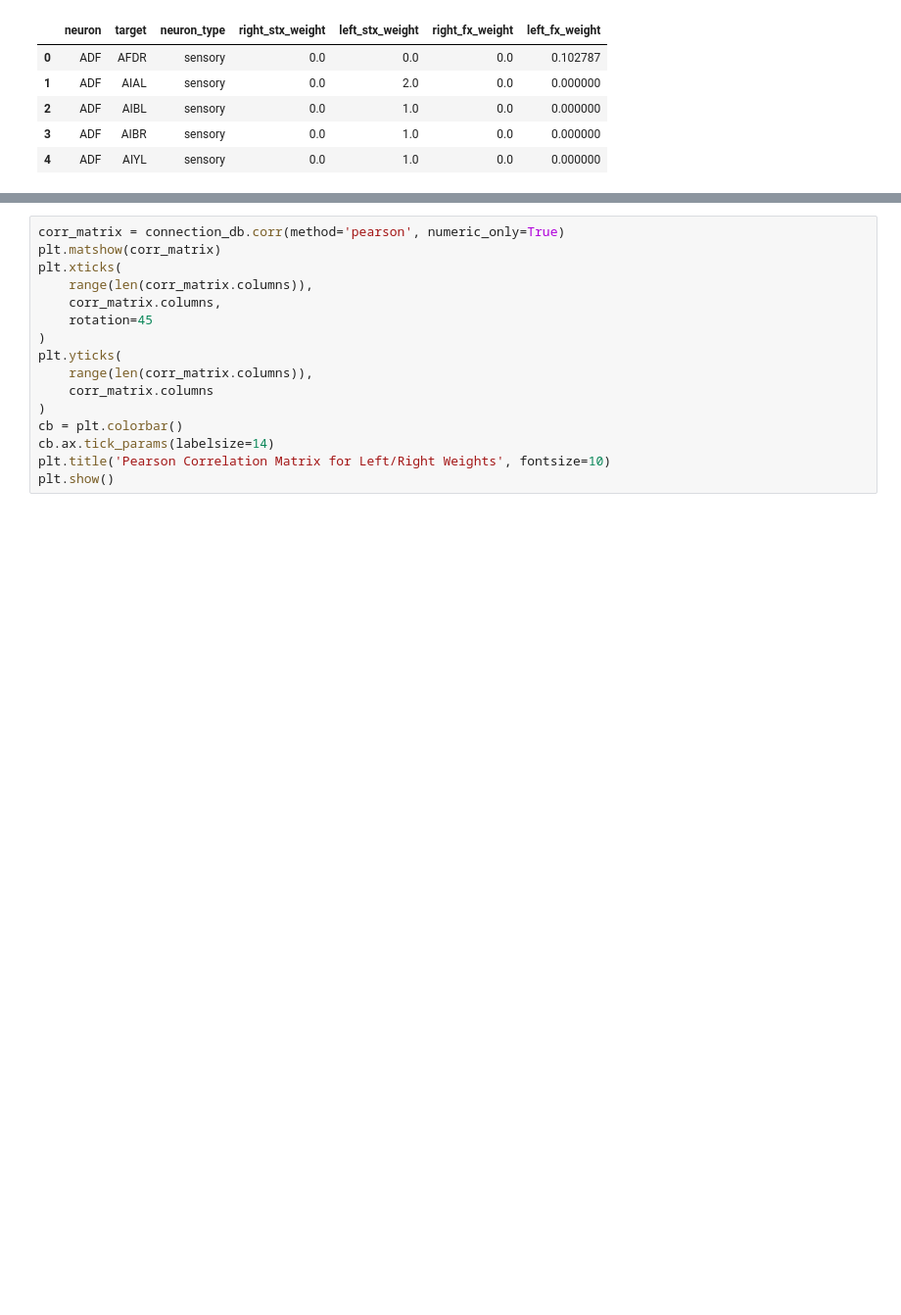
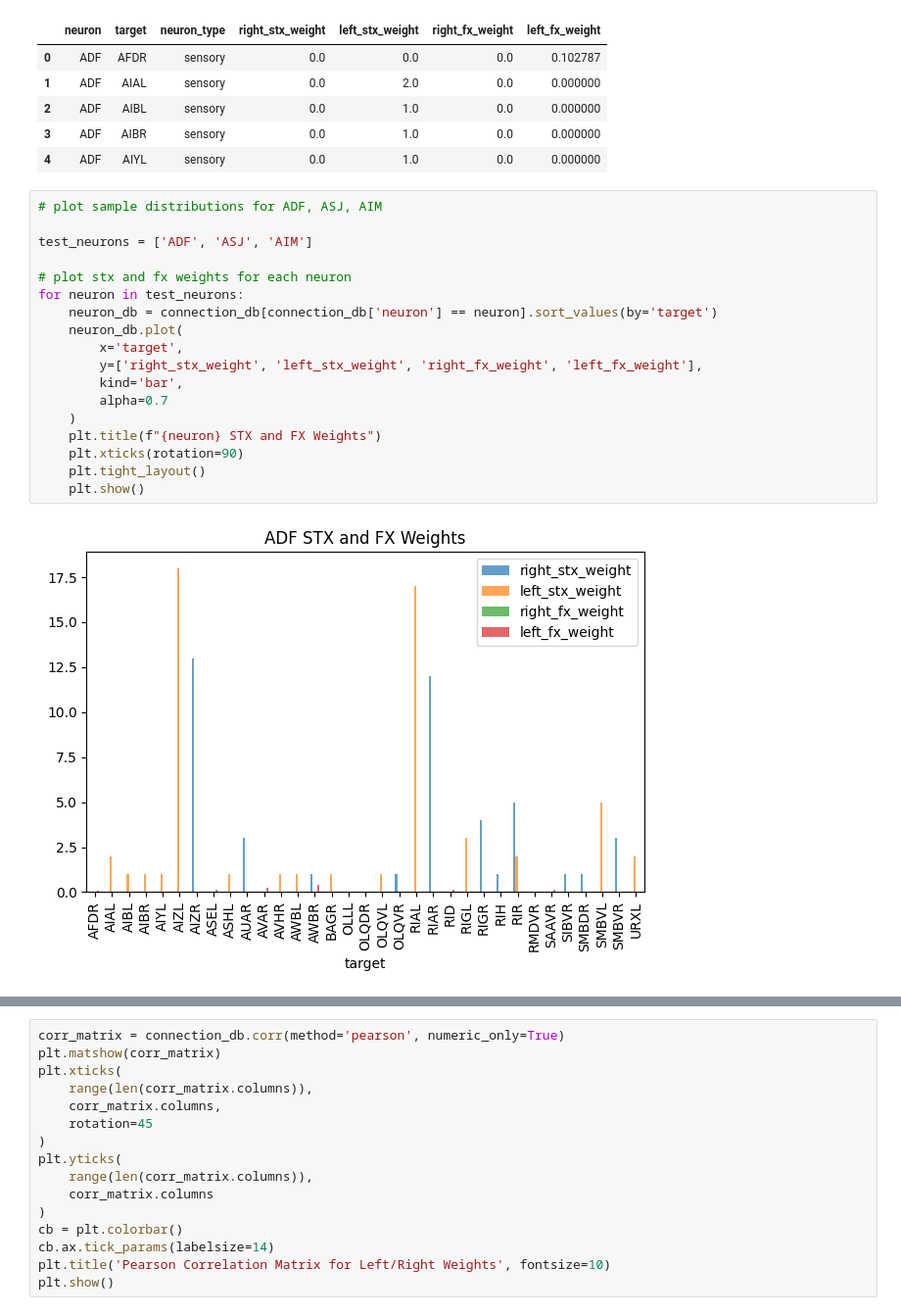
Before and after one commit to Shavit-Lab/celegans_connectome_analysis, a Jupyter notebook: networks.ipynb, the cells around one changed output, grey strips where cells are left out. Shown at 98% size. Saved outputs shown, nothing was run; the diff lists cells and outputs as text; blank space fills up the shorter version.

```diff
--- a/networks.ipynb
+++ b/networks.ipynb
@@ -295,3 +330,23 @@ connection_db.head()
 | 2 | ADF | AIBL | sensory | 0.0 | 1.0 | 0.0 | 0.000000 |
 | 3 | ADF | AIBR | sensory | 0.0 | 1.0 | 0.0 | 0.000000 |
 | 4 | ADF | AIYL | sensory | 0.0 | 1.0 | 0.0 | 0.000000 |
+# %%
+# plot sample distributions for ADF, ASJ, AIM
+
+test_neurons = ['ADF', 'ASJ', 'AIM']
+
+# plot stx and fx weights for each neuron
+for neuron in test_neurons:
+    neuron_db = connection_db[connection_db['neuron'] == neuron].sort_values(by='target')
+    neuron_db.plot(
+        x='target',
+        y=['right_stx_weight', 'left_stx_weight', 'right_fx_weight', 'left_fx_weight'],
+        kind='bar',
+        alpha=0.7
+    )
+    plt.title(f"{neuron} STX and FX Weights")
+    plt.xticks(rotation=90)
+    plt.tight_layout()
+    plt.show()
+# %% [output]
+[figure, added]
```
Also changed, not shown: parts of 6 cells of this notebook.
